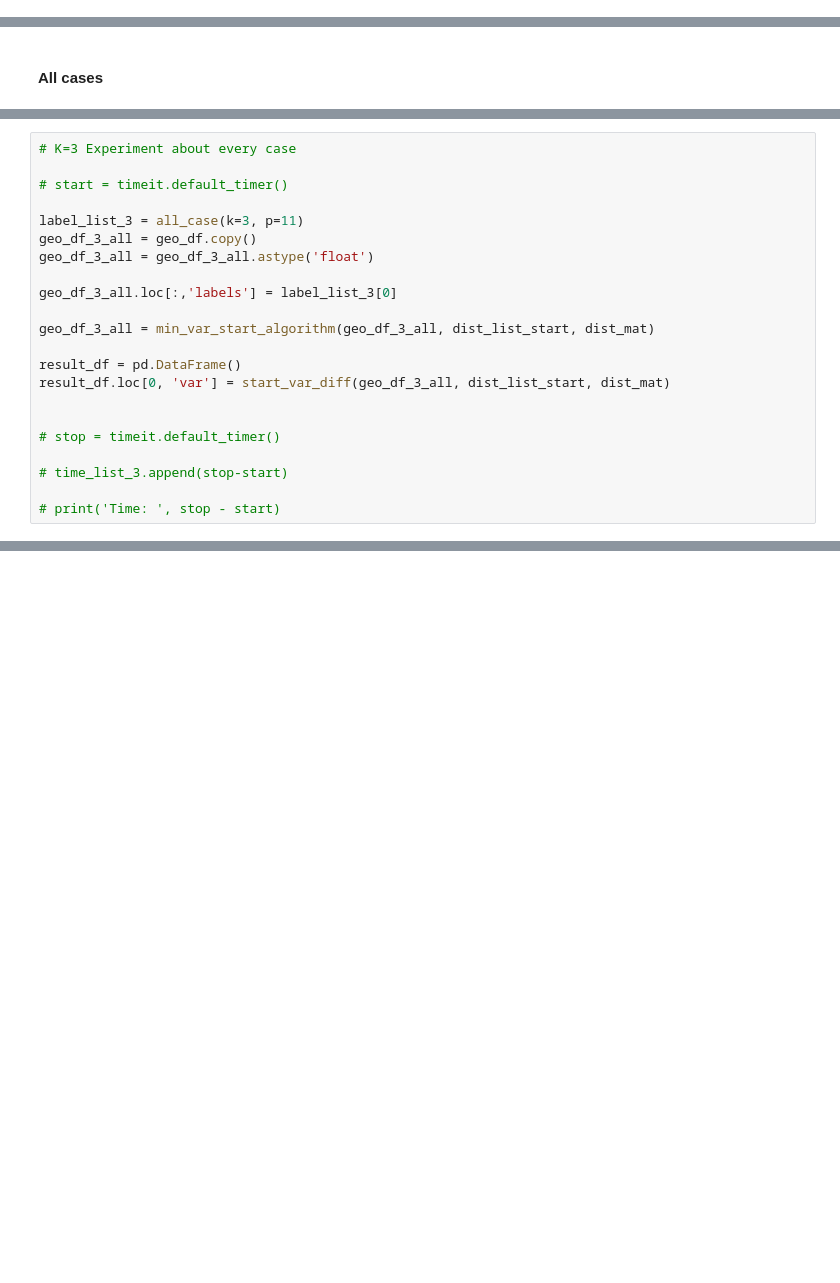
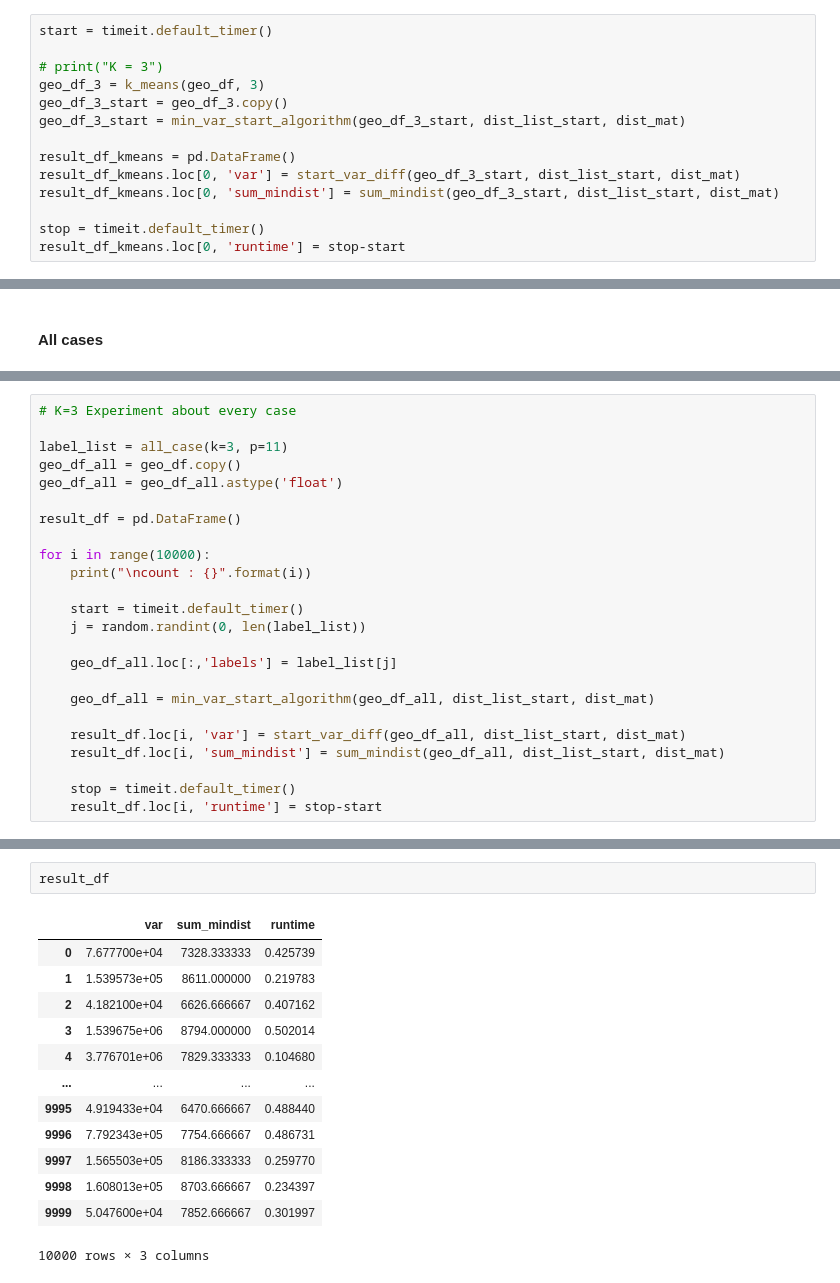
Before and after one commit to Park-taenam/Map_Clustering, a Jupyter notebook: clustering/clustering_experiment.ipynb, the cells around one changed output, grey strips where cells are left out. Drawn from its saved outputs; the diff is of its cells as text; blank space fills up the shorter version.

```diff
--- a/clustering/clustering_experiment.ipynb
+++ b/clustering/clustering_experiment.ipynb
@@ -327,0 +333,14 @@ dist_mat, time_mat = dist_time_mat(geo_df, geo_list)
+# %%
+start = timeit.default_timer()
+
+# print("K = 3")
+geo_df_3 = k_means(geo_df, 3)
+geo_df_3_start = geo_df_3.copy()
+geo_df_3_start = min_var_start_algorithm(geo_df_3_start, dist_list_start, dist_mat)
+
+result_df_kmeans = pd.DataFrame()
+result_df_kmeans.loc[0, 'var'] = start_var_diff(geo_df_3_start, dist_list_start, dist_mat)
+result_df_kmeans.loc[0, 'sum_mindist'] = sum_mindist(geo_df_3_start, dist_list_start, dist_mat)
+
+stop = timeit.default_timer()
+result_df_kmeans.loc[0, 'runtime'] = stop-start
@@ -455,23 +467,25 @@ label_list_3
 # %%
 # K=3 Experiment about every case
 
-# start = timeit.default_timer()
-
-label_list_3 = all_case(k=3, p=11)
-geo_df_3_all = geo_df.copy()
-geo_df_3_all = geo_df_3_all.astype('float')
-
-geo_df_3_all.loc[:,'labels'] = label_list_3[0]
-
-geo_df_3_all = min_var_start_algorithm(geo_df_3_all, dist_list_start, dist_mat)
+label_list = all_case(k=3, p=11)
+geo_df_all = geo_df.copy()
+geo_df_all = geo_df_all.astype('float')
 
 result_df = pd.DataFrame()
-result_df.loc[0, 'var'] = start_var_diff(geo_df_3_all, dist_list_start, dist_mat)
 
+for i in range(10000):
+    print("\ncount : {}".format(i))
 
-# stop = timeit.default_timer()
+    start = timeit.default_timer()
+    j = random.randint(0, len(label_list))
 
-# time_list_3.append(stop-start)
+    geo_df_all.loc[:,'labels'] = label_list[j]
 
-# print('Time: ', stop - start)
+    geo_df_all = min_var_start_algorithm(geo_df_all, dist_list_start, dist_mat)
+
+    result_df.loc[i, 'var'] = start_var_diff(geo_df_all, dist_list_start, dist_mat)
+    result_df.loc[i, 'sum_mindist'] = sum_mindist(geo_df_all, dist_list_start, dist_mat)
+
+    stop = timeit.default_timer()
+    result_df.loc[i, 'runtime'] = stop-start
 # %% [output]
@@ -487,0 +509,16 @@ Var : 5.6982e+06
+# %%
+result_df
+# %% [output]
+|  | var | sum_mindist | runtime |
+| 0 | 7.677700e+04 | 7328.333333 | 0.425739 |
+| 1 | 1.539573e+05 | 8611.000000 | 0.219783 |
+| 2 | 4.182100e+04 | 6626.666667 | 0.407162 |
+| 3 | 1.539675e+06 | 8794.000000 | 0.502014 |
+| 4 | 3.776701e+06 | 7829.333333 | 0.104680 |
+| ... | ... | ... | ... |
+| 9995 | 4.919433e+04 | 6470.666667 | 0.488440 |
+| 9996 | 7.792343e+05 | 7754.666667 | 0.486731 |
+| 9997 | 1.565503e+05 | 8186.333333 | 0.259770 |
+| 9998 | 1.608013e+05 | 8703.666667 | 0.234397 |
+| 9999 | 5.047600e+04 | 7852.666667 | 0.301997 |
+10000 rows × 3 columns
```
Also changed, not shown: parts of 16 cells of this notebook.
